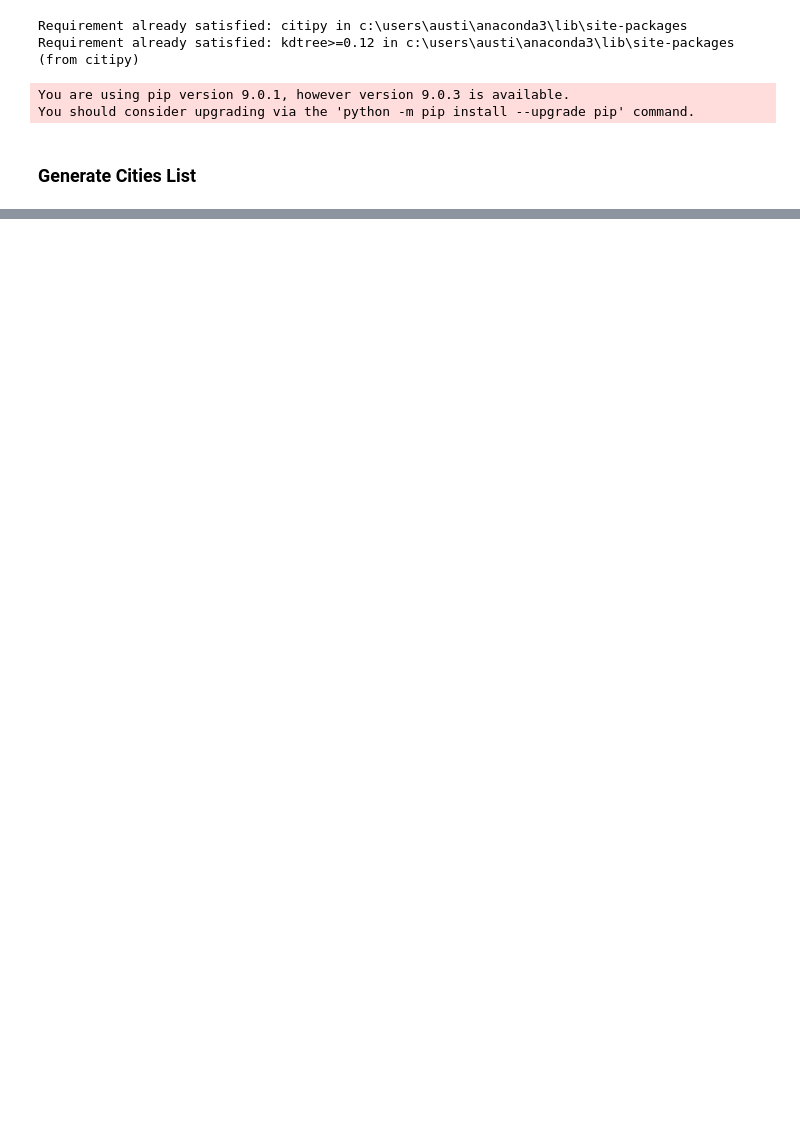
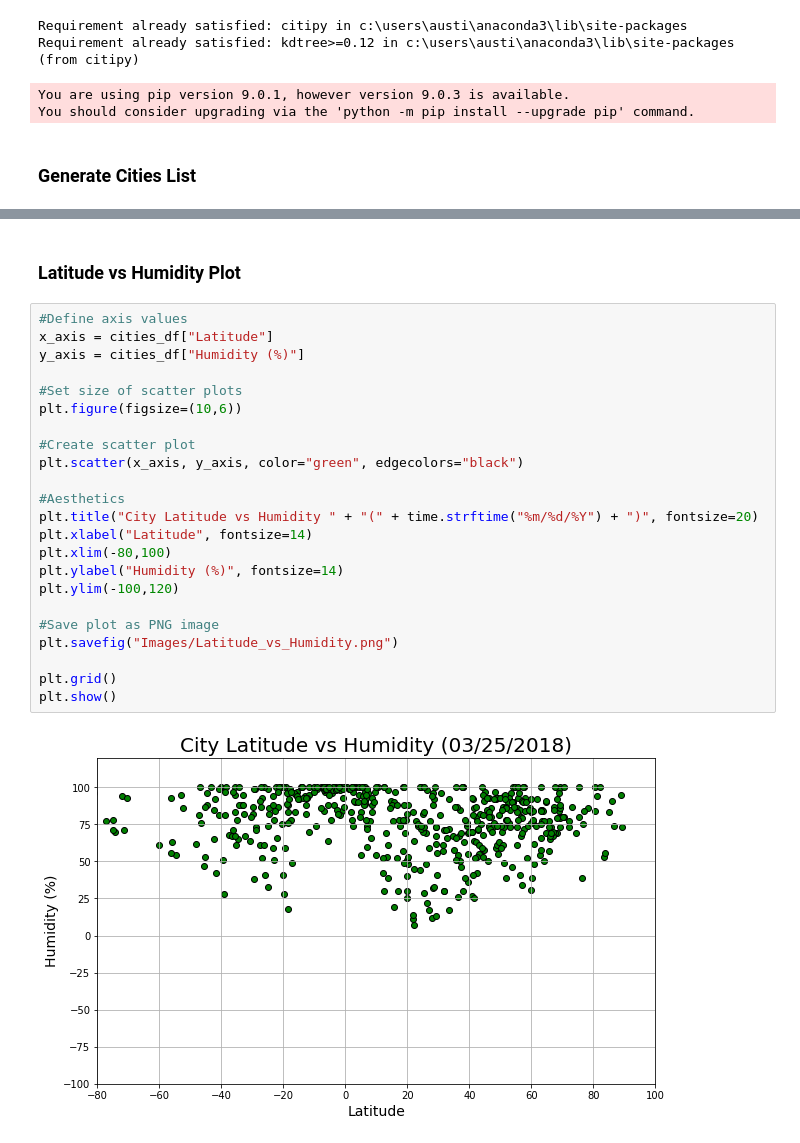
Before and after one commit to arkegarise0209/WeatherPy, a Jupyter notebook: WeatherPy.ipynb, the cells around one changed output, grey strips where cells are left out. Cells and saved outputs as stored; diff of their text form; blank space fills up the shorter version.

```diff
--- a/WeatherPy.ipynb
+++ b/WeatherPy.ipynb
@@ -56,0 +187,27 @@ len(cities_df)
+# %% [markdown]
+### Latitude vs Humidity Plot
+# %%
+#Define axis values
+x_axis = cities_df["Latitude"]
+y_axis = cities_df["Humidity (%)"]
+
+#Set size of scatter plots
+plt.figure(figsize=(10,6))
+
+#Create scatter plot
+plt.scatter(x_axis, y_axis, color="green", edgecolors="black")
+
+#Aesthetics
+plt.title("City Latitude vs Humidity " + "(" + time.strftime("%m/%d/%Y") + ")", fontsize=20)
+plt.xlabel("Latitude", fontsize=14)
+plt.xlim(-80,100)
+plt.ylabel("Humidity (%)", fontsize=14)
+plt.ylim(-100,120)
+
+#Save plot as PNG image
+plt.savefig("Images/Latitude_vs_Humidity.png")
+
+plt.grid()
+plt.show()
+# %% [output]
+[figure, added]
```
Also changed, not shown: parts of 15 cells of this notebook, 7 other files.
